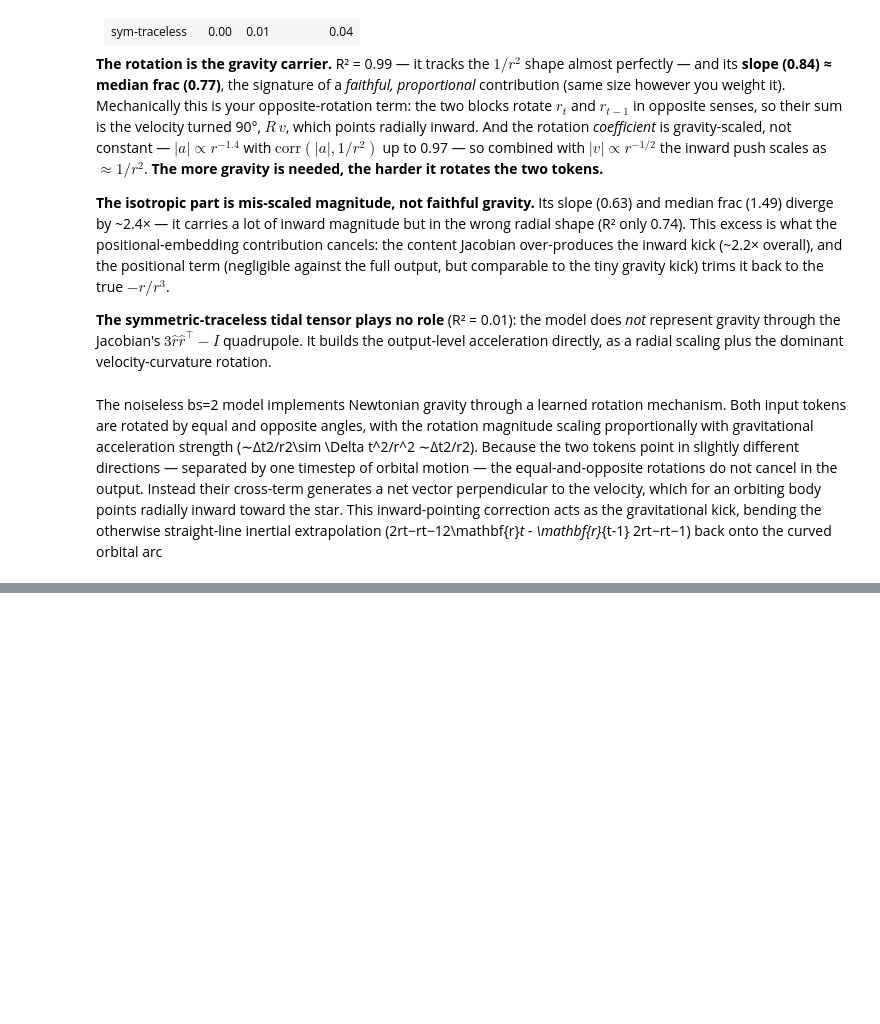
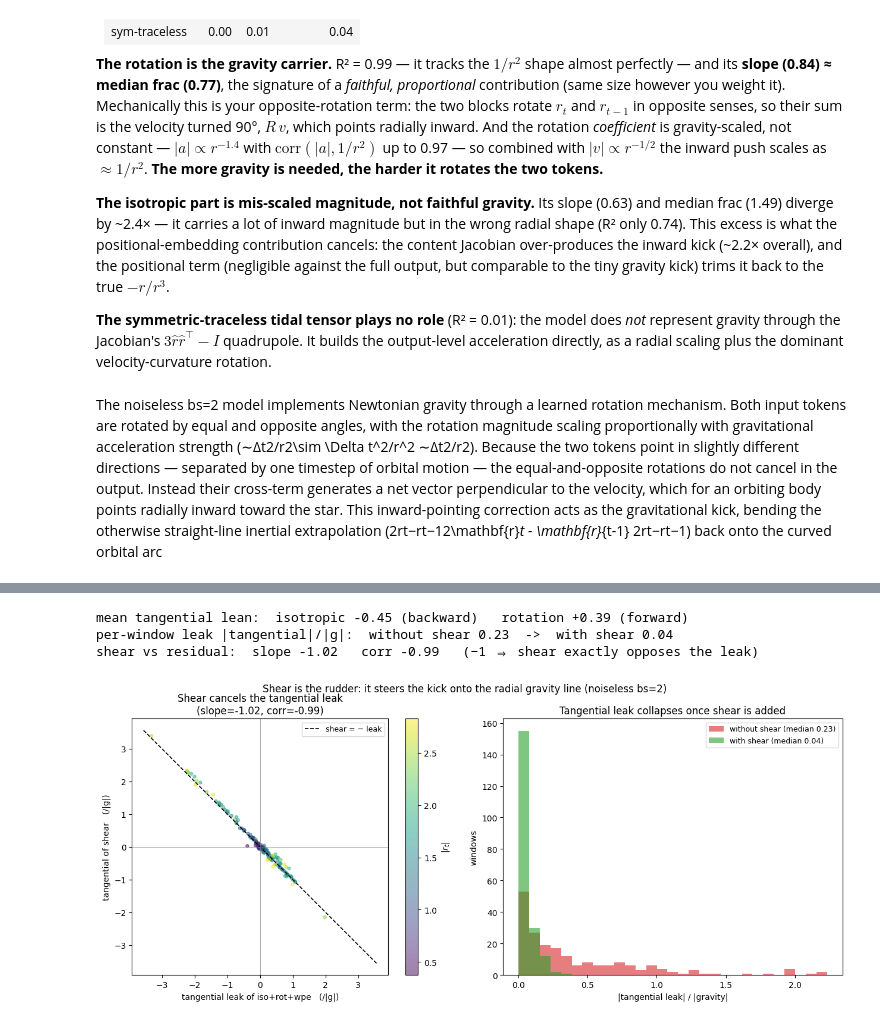
Before and after one commit to Arcadia-Science/world-model-orbits, a Jupyter notebook: mechanistic_analysis.ipynb, the cells around one changed output, grey strips where cells are left out. Drawn from its saved outputs; the diff is of its cells as text; code cells hidden in the pictures; blank space fills up the shorter version.

```diff
--- a/mechanistic_analysis.ipynb
+++ b/mechanistic_analysis.ipynb
@@ -1548,0 +1588,72 @@ The noiseless bs=2 model implements Newtonian gravity through a learned rotation
+# %%
+
+# ── Illustration: shear is the "rudder" that steers the kick onto the radial (gravity) line ──
+# iso & rot each aim slightly off-radial because they read two angularly-offset tokens:
+# iso leans BACKWARD (toward r_{t-1}, the midpoint), rot leans FORWARD. Per window a
+# tangential residual survives; shear supplies an equal-and-opposite tangential trim,
+# so the net non-inertial kick points exactly along gravity (purely radial).
+I2 = np.eye(2); R = np.array([[0., -1.], [1., 0.]]); DT = 0.2
+mdl = model_noiseless; T = all_blocks.shape[1]; D = all_blocks.shape[-1]
+
+w_k = NT.sample_orbit_windows(BLOCK_SIZE, N_WINDOWS, seed=SEED, offset=OFFSET)
+r_t, r_pr = w_k[:, -1, :], w_k[:, -2, :]
+r = np.linalg.norm(r_t, axis=1)
+grav = -DT**2 * r_t / r[:, None]**3; gmag = np.linalg.norm(grav, axis=1)
+rhat = r_t / r[:, None]
+d = r_t - r_pr                                              # inertial displacement ~ velocity·dt
+that = d - (d*rhat).sum(1, keepdims=True)*rhat
+that /= np.linalg.norm(that, axis=1, keepdims=True)         # forward tangential unit vector
+
+Jr = all_blocks[:, T-1] - 2*I2; Jp = all_blocks[:, T-2] + 1*I2
+def parts(J):
+    ds  = (J[:, 0, 0] + J[:, 1, 1]) / 2
+    a   = (J[:, 1, 0] - J[:, 0, 1]) / 2
+    sym = (J + J.transpose(0, 2, 1)) / 2
+    G   = sym - ((sym[:, 0, 0] + sym[:, 1, 1]) / 2)[:, None, None] * I2
+    return ds, a, G
+mv = lambda M, x: np.einsum('nij,nj->ni', M, x)
+ds_r, a_r, G_r = parts(Jr); ds_p, a_p, G_p = parts(Jp)
+iso = ds_r[:, None]*r_t + ds_p[:, None]*r_pr
+rot = (a_r[:, None]*r_t + a_p[:, None]*r_pr) @ R.T
+sym = mv(G_r, r_t) + mv(G_p, r_pr)
+pos = np.zeros_like(r_t)
+for i, wi in enumerate(w_k):
+    pos[i] = mdl.compute_detached_jacobians_embedding(torch.tensor(wi, dtype=torch.float64).unsqueeze(0))[5][(T-1)*D:T*D].detach().numpy()
+
+tang = lambda u: (u*that).sum(1) / gmag                    # signed tangential leak (+ forward), per window
+to = tang(iso + rot + pos)                                 # residual leak of the radial builders
+ts = tang(sym)                                             # shear's tangential contribution
+tf = to + ts                                               # net, with shear
+slope, corr = np.polyfit(to, ts, 1)[0], np.corrcoef(to, ts)[0, 1]
+
+print(f"mean tangential lean:  isotropic {tang(iso).mean():+.2f} (backward)   rotation {tang(rot).mean():+.2f} (forward)")
+print(f"per-window leak |tangential|/|g|:  without shear {np.median(np.abs(to)):.2f}  ->  with shear {np.median(np.abs(tf)):.2f}")
+print(f"shear vs residual:  slope {slope:+.2f}   corr {corr:+.2f}   (−1 ⇒ shear exactly opposes the leak)")
+
+fig, ax = plt.subplots(1, 2, figsize=(13, 5.6))
+# Panel 1 — per window, shear is the negative of the residual leak
+sc = ax[0].scatter(to, ts, s=14, alpha=0.5, c=r, cmap='viridis')
+lim = max(np.abs(to).max(), np.abs(ts).max()) * 1.05
+ax[0].plot([-lim, lim], [lim, -lim], 'k--', lw=1.2, label='shear = − leak')
+ax[0].axhline(0, color='gray', lw=0.5); ax[0].axvline(0, color='gray', lw=0.5)
+ax[0].set_xlabel('tangential leak of iso+rot+wpe   (/|g|)')
+ax[0].set_ylabel('tangential of shear   (/|g|)')
+ax[0].set_title(f'Shear cancels the tangential leak\n(slope={slope:.2f}, corr={corr:.2f})')
+ax[0].set_aspect('equal'); ax[0].legend(fontsize=9)
+fig.colorbar(sc, ax=ax[0], label=r'$|r_t|$')
+# Panel 2 — the leak magnitude collapses once shear is included
+bins = np.linspace(0, np.percentile(np.abs(to), 99), 30)
+ax[1].hist(np.abs(to), bins=bins, alpha=0.6, color='tab:red',
+           label=f'without shear (median {np.median(np.abs(to)):.2f})')
+ax[1].hist(np.abs(tf), bins=bins, alpha=0.6, color='tab:green',
+           label=f'with shear (median {np.median(np.abs(tf)):.2f})')
+ax[1].set_xlabel('|tangential leak| / |gravity|'); ax[1].set_ylabel('windows')
+ax[1].set_title('Tangential leak collapses once shear is added'); ax[1].legend(fontsize=9)
+fig.suptitle(f'Shear is the rudder: it steers the kick onto the radial gravity line '
+             f'(noiseless bs={BLOCK_SIZE})', fontsize=12)
+fig.tight_layout(); plt.show()
+# %% [output]
+mean tangential lean:  isotropic -0.45 (backward)   rotation +0.39 (forward)
+per-window leak |tangential|/|g|:  without shear 0.23  ->  with shear 0.04
+shear vs residual:  slope -1.02   corr -0.99   (−1 ⇒ shear exactly opposes the leak)
+[figure, added]
```
Also changed, not shown: parts of 17 cells of this notebook, 5 other files.
